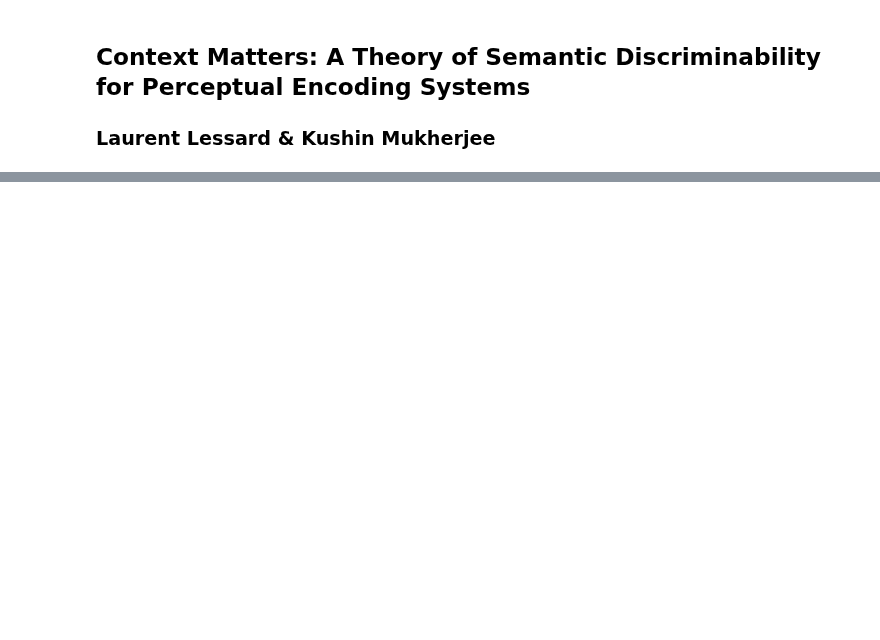
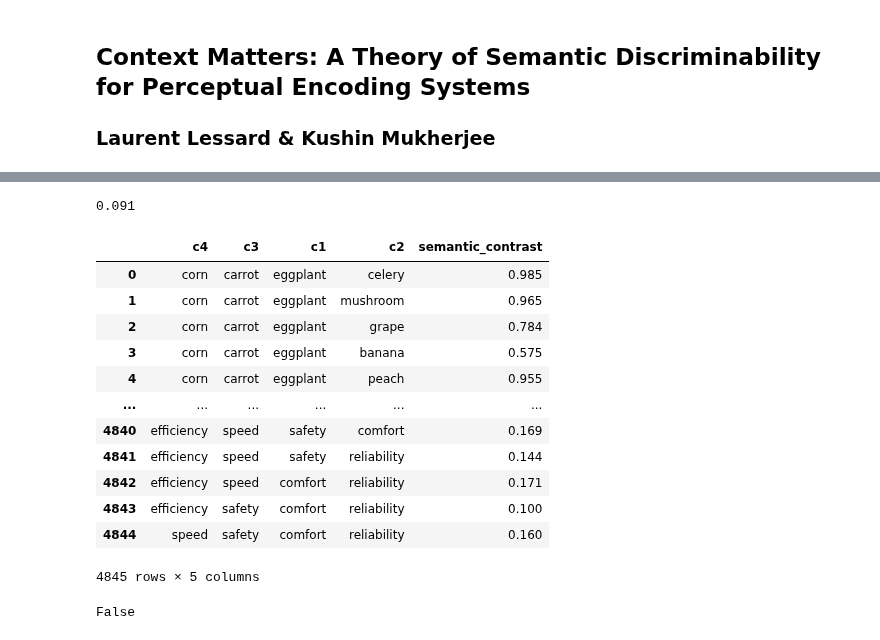
Before and after one commit to SchlossVRL/sem_disc_theory, a Jupyter notebook: Semantic_Discriminability_Theory.ipynb, the cells around one changed output, grey strips where cells are left out. Cells and saved outputs as stored; diff of their text form; code cells hidden in the pictures; blank space fills up the shorter version.

```diff
--- a/Semantic_Discriminability_Theory.ipynb
+++ b/Semantic_Discriminability_Theory.ipynb
@@ -93,0 +134,44 @@ true_assignments =[
+# %%
+rat_mat = pd.read_csv('data/uw71_ratings_mat_no_norm.csv')
+# %%
+rat_mat = rat_mat.rename(columns = {"Unnamed: 0":"concepts"})
+# %%
+from tqdm import tqdm
+sem_cons = []
+assignments = []
+for i,this_comb in tqdm(enumerate(con_combs)):
+    sub_mat = rat_mat[rat_mat.concepts.isin(this_comb)].iloc[:, 1:]
+    max_colors = assignment_solve(np.array(sub_mat))
+    assignment_options = (np.array(list(permutations(max_colors,4))))
+    assignment_options_dict = dict.fromkeys([str(x) for x in assignment_options],0)
+    gt_mat = sub_mat.iloc[:, max_colors]
+
+    for j in range(0,1000):
+        pert_mat = np.random.normal(gt_mat, 1.4*gt_mat*(1-gt_mat), gt_mat.shape)
+        pert_assign = assignment_solve(pert_mat)
+        assignment_options_dict[str(max_colors[pert_assign])] +=1
+        #print(str(max_colors[pert_assign]))
+    sem_cons.append(max(assignment_options_dict.values())/1000)
+    assignments.append(max(assignment_options_dict, key=assignment_options_dict.get))
+# %%
+min(sem_cons)
+# %% [output]
+0.091
+# %%
+pairwise_SCs = pd.concat([pd.DataFrame(np.array(con_combs),columns ={'c1','c2','c3','c4'}), pd.DataFrame( sem_cons, columns = {'semantic_contrast'})],axis=1)
+# %%
+pairwise_SCs
+# %% [output]
+|  | c4 | c3 | c1 | c2 | semantic_contrast |
+| 0 | corn | carrot | eggplant | celery | 0.985 |
+| 1 | corn | carrot | eggplant | mushroom | 0.965 |
+| 2 | corn | carrot | eggplant | grape | 0.784 |
+| 3 | corn | carrot | eggplant | banana | 0.575 |
+| 4 | corn | carrot | eggplant | peach | 0.955 |
+| ... | ... | ... | ... | ... | ... |
+| 4840 | efficiency | speed | safety | comfort | 0.169 |
+| 4841 | efficiency | speed | safety | reliability | 0.144 |
+| 4842 | efficiency | speed | comfort | reliability | 0.171 |
+| 4843 | efficiency | safety | comfort | reliability | 0.100 |
+| 4844 | speed | safety | comfort | reliability | 0.160 |
+4845 rows × 5 columns
@@ -93,0 +180,4 @@ true_assignments =[
+# %%
+sorted(pairwise_SCs[['c1','c2','c3','c4']].iloc[3,:].values)==['banana','carrot','corn','e']
+# %% [output]
+False
```
Also changed, not shown: parts of 31 cells of this notebook.
